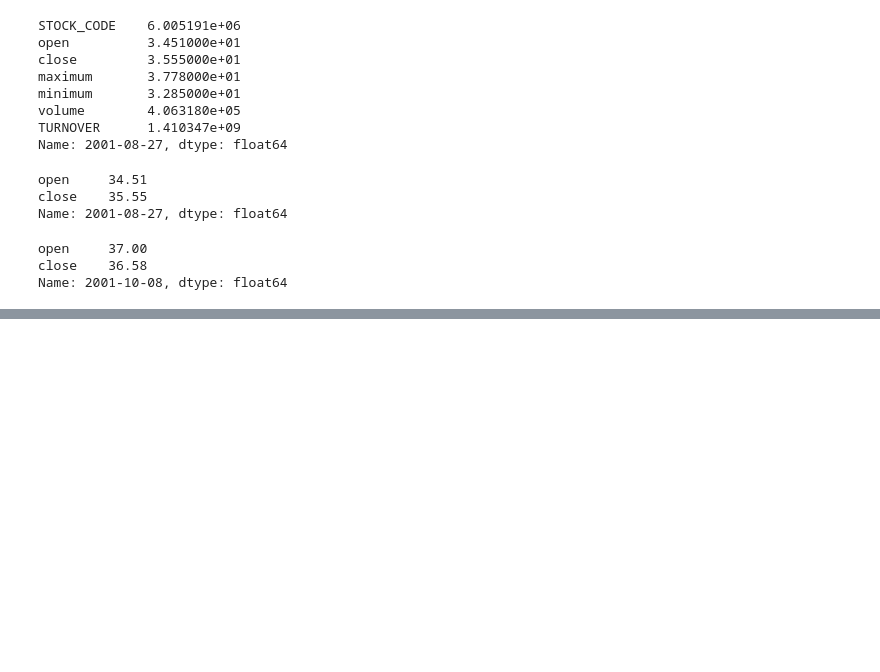
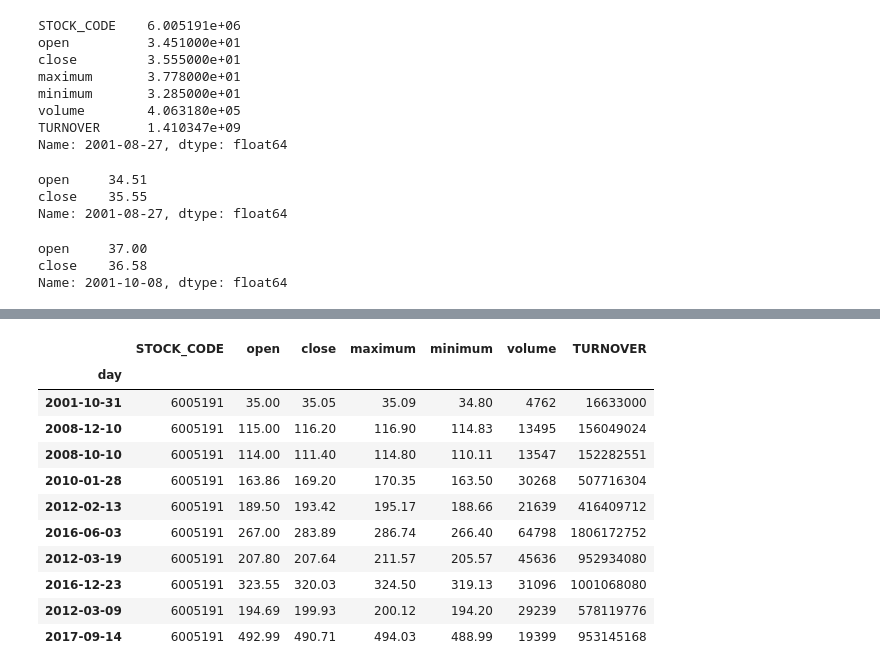
Before and after one commit to 2585615815/homework, a Jupyter notebook: 05-dataframe.ipynb, the cells around one changed output, grey strips where cells are left out. Cells and saved outputs as stored; diff of their text form; code cells hidden in the pictures; blank space fills up the shorter version.

```diff
--- a/05-dataframe.ipynb
+++ b/05-dataframe.ipynb
@@ -154,0 +257,15 @@ Name: 2001-10-08, dtype: float64
+# %%
+贵州茅台.sample(10)
+# %% [output]
+|  | STOCK_CODE | open | close | maximum | minimum | volume | TURNOVER |
+| day |  |  |  |  |  |  |  |
+| 2001-10-31 | 6005191 | 35.00 | 35.05 | 35.09 | 34.80 | 4762 | 16633000 |
+| 2008-12-10 | 6005191 | 115.00 | 116.20 | 116.90 | 114.83 | 13495 | 156049024 |
+| 2008-10-10 | 6005191 | 114.00 | 111.40 | 114.80 | 110.11 | 13547 | 152282551 |
+| 2010-01-28 | 6005191 | 163.86 | 169.20 | 170.35 | 163.50 | 30268 | 507716304 |
+| 2012-02-13 | 6005191 | 189.50 | 193.42 | 195.17 | 188.66 | 21639 | 416409712 |
+| 2016-06-03 | 6005191 | 267.00 | 283.89 | 286.74 | 266.40 | 64798 | 1806172752 |
+| 2012-03-19 | 6005191 | 207.80 | 207.64 | 211.57 | 205.57 | 45636 | 952934080 |
+| 2016-12-23 | 6005191 | 323.55 | 320.03 | 324.50 | 319.13 | 31096 | 1001068080 |
+| 2012-03-09 | 6005191 | 194.69 | 199.93 | 200.12 | 194.20 | 29239 | 578119776 |
+| 2017-09-14 | 6005191 | 492.99 | 490.71 | 494.03 | 488.99 | 19399 | 953145168 |
```
Also changed, not shown: parts of 13 cells of this notebook, 2 other files.
